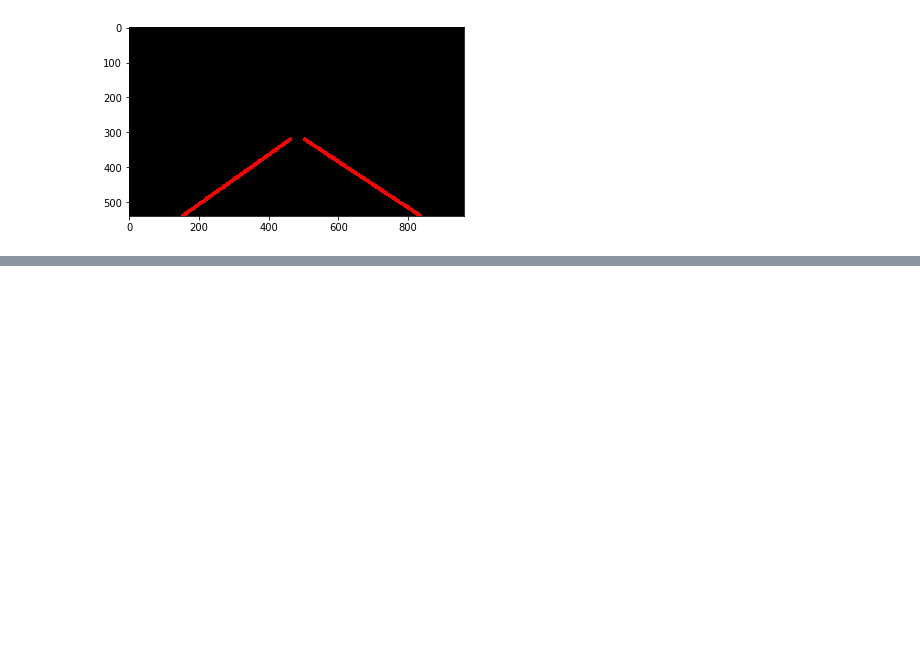
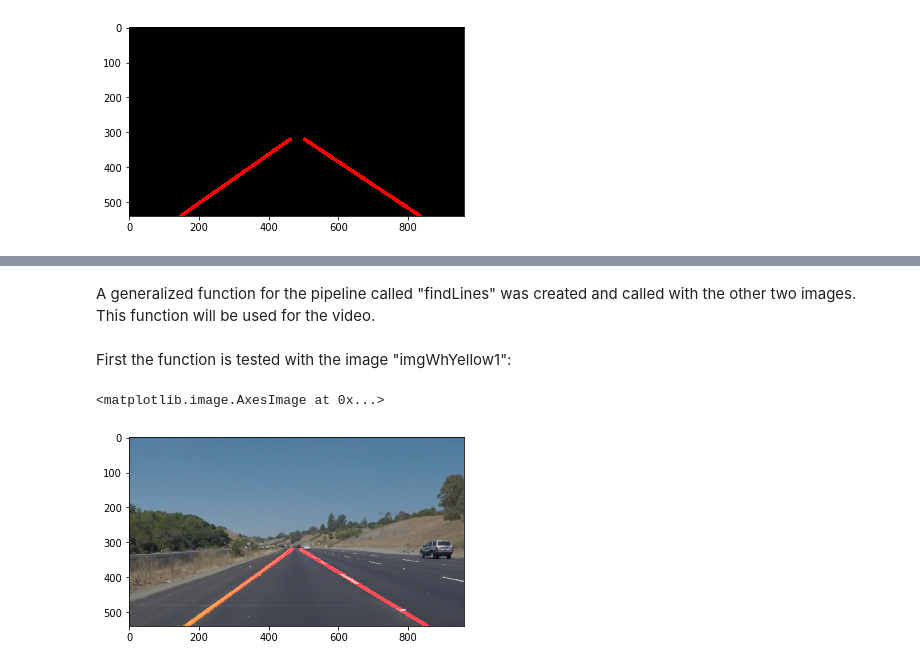
Before and after one commit to EarendilAvari/SDCND_Finding_lane_lines, a Jupyter notebook: SDCND_Project1.ipynb, the cells around one changed output, grey strips where cells are left out. Saved outputs shown, nothing was run; the diff lists cells and outputs as text; code cells hidden in the pictures; blank space fills up the shorter version.

```diff
--- a/SDCND_Project1.ipynb
+++ b/SDCND_Project1.ipynb
@@ -245,0 +249,25 @@ imgWhite2_output = weighted_img(imgWhite2, imgWhi)
+# %% [markdown]
+A generalized function for the pipeline called "findLines" was created and called with the other two images. This function will be used for the video.
+# %% [markdown]
+First the function is tested with the image "imgWhYellow1":
+# %%
+Canny_low_threshold = 50
+lane_x_left_bottom = 150
+lane_x_left_top = 430
+lane_x_right_bottom = 900
+lane_x_right_top = 520
+lane_y_horizon = 320
+Hough_rho = 1
+Hough_theta = 2*np.pi/180
+Hough_threshold = 50
+Hough_min_line_len = 10
+Hough_max_line_gap = 10
+
+imgWhYellow1_output = findLanes(imgWhYellow1, Canny_low_threshold, lane_x_left_bottom, lane_x_left_top,
+                               lane_x_right_bottom, lane_x_right_top, lane_y_horizon, Hough_rho, Hough_theta,
+                               Hough_threshold, Hough_min_line_len, Hough_max_line_gap)
+
+plt.imshow(imgWhYellow1_output)
+# %% [output]
+<matplotlib.image.AxesImage at 0x...>
+[figure, added]
```
Also changed, not shown: parts of 7 cells of this notebook, 5 other files.
